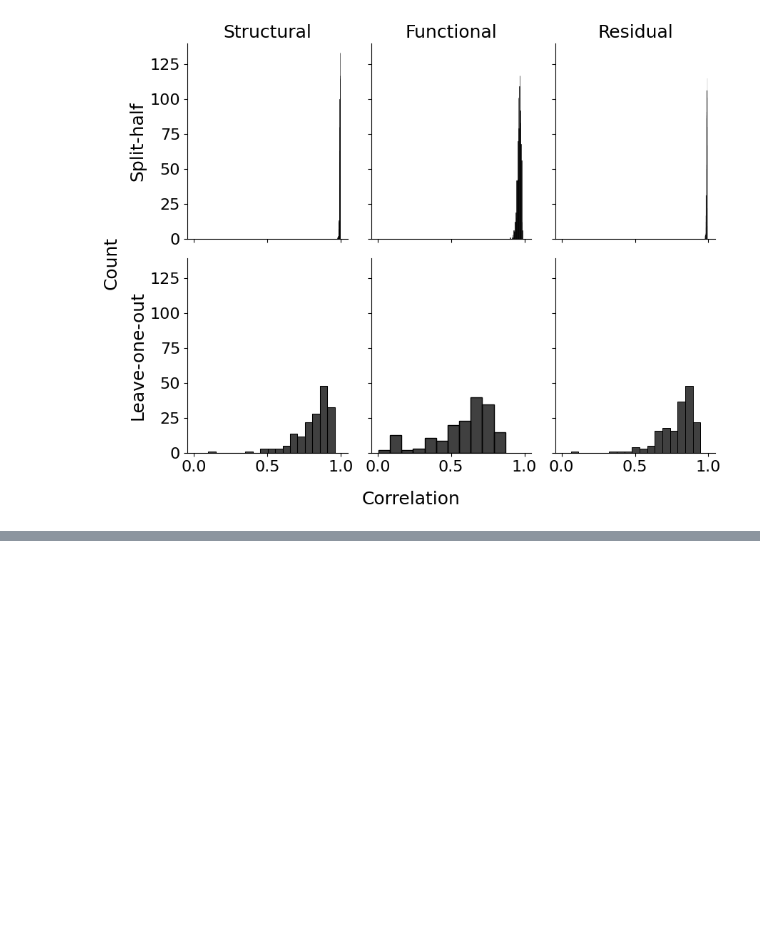
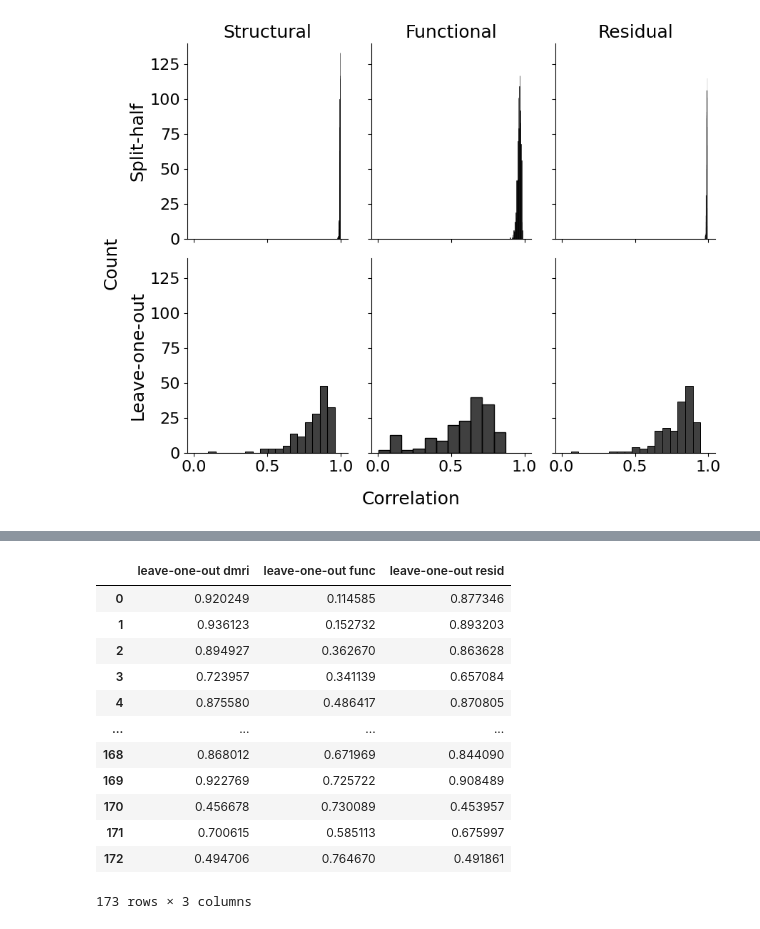
Before and after one commit to sudesnac/HumanBF-Connectivity, a Jupyter notebook: notebook/extra_analyses.ipynb, the cells around one changed output, grey strips where cells are left out. Saved outputs shown, nothing was run; the diff lists cells and outputs as text; code cells hidden in the pictures; blank space fills up the shorter version.

```diff
--- a/notebook/extra_analyses.ipynb
+++ b/notebook/extra_analyses.ipynb
@@ -485,0 +641,16 @@ plt.show()
+# %%
+df_LOO
+# %% [output]
+|  | leave-one-out dmri | leave-one-out func | leave-one-out resid |
+| 0 | 0.920249 | 0.114585 | 0.877346 |
+| 1 | 0.936123 | 0.152732 | 0.893203 |
+| 2 | 0.894927 | 0.362670 | 0.863628 |
+| 3 | 0.723957 | 0.341139 | 0.657084 |
+| 4 | 0.875580 | 0.486417 | 0.870805 |
+| ... | ... | ... | ... |
+| 168 | 0.868012 | 0.671969 | 0.844090 |
+| 169 | 0.922769 | 0.725722 | 0.908489 |
+| 170 | 0.456678 | 0.730089 | 0.453957 |
+| 171 | 0.700615 | 0.585113 | 0.675997 |
+| 172 | 0.494706 | 0.764670 | 0.491861 |
+173 rows × 3 columns
```
Also changed, not shown: parts of 18 cells of this notebook, 19 other files.
